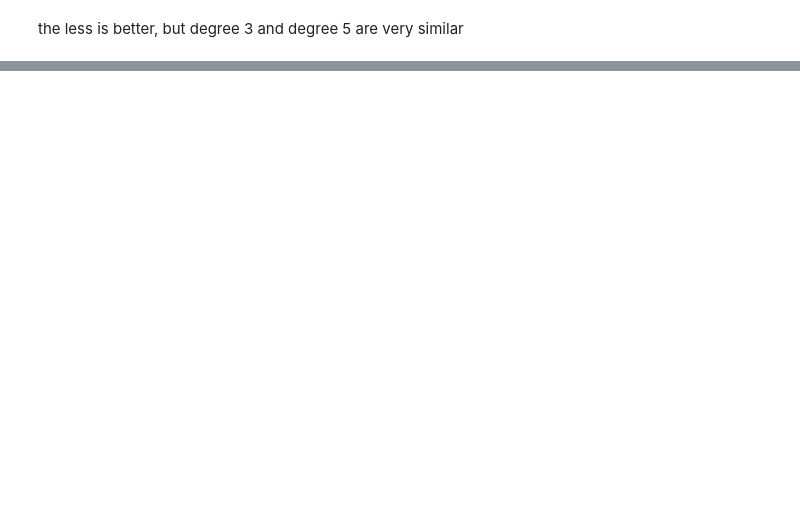
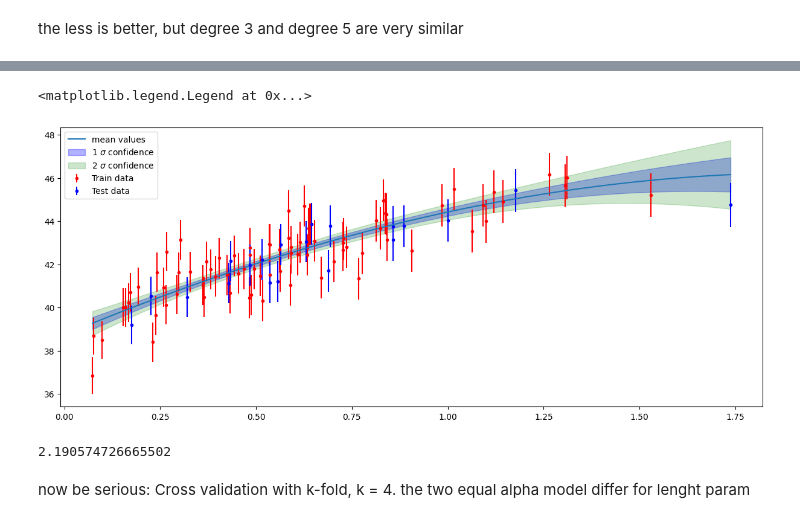
Before and after one commit to Matti-z/astrostatistics_bicocca_2026, a Jupyter notebook: working/seventeenth.ipynb, the cells around one changed output, grey strips where cells are left out. Cells and saved outputs as stored; diff of their text form; code cells hidden in the pictures; blank space fills up the shorter version.

```diff
--- a/working/seventeenth.ipynb
+++ b/working/seventeenth.ipynb
@@ -173,0 +252,34 @@ the less is better, but degree 3 and degree 5 are very similar
+# %%
+#try the same, but passing error as alpha
+gpr = GaussianProcessRegressor(kernel = kernel, alpha = dmu_temp)
+gpr.fit(z_temp.reshape(-1, 1), mu_temp)
+plt.figure(figsize = (15, 6))
+plt.errorbar(z_temp, mu_temp, dmu_temp,color = 'red', fmt = '.', label = 'Train data')
+plt.errorbar(z_test, mu_test, dmu_test,color = 'blue', fmt = '.', label = 'Test data')
+mu_pred, sigma_pred = gpr.predict(z_line.reshape(-1, 1), return_std = True)
+y = gpr.sample_y(z_line.reshape(-1, 1))
+# plt.plot(z_line, y)
+plt.plot(z_line, mu_pred, label = 'mean values')
+plt.fill_between(z_line,
+                  mu_pred - sigma_pred,
+                  mu_pred + sigma_pred,
+                  alpha=0.3, label=r'1 $\sigma$ confidence', color = 'blue')
+plt.fill_between(z_line,
+                  mu_pred - 2.0*sigma_pred,
+                  mu_pred + 2.0*sigma_pred,
+                  alpha=0.2, label=r'2 $\sigma$ confidence', color = 'green')
+plt.legend()
+# %% [output]
+<matplotlib.legend.Legend at 0x...>
+[figure, added]
+# %%
+#now let's see if the test data coincide with perdicted
+mu_test_predicted = gpr.predict(z_test.reshape(-1, 1))
+# for i in range (len(z_test)): print(mu_test[i] - mu_test_predicted[i])
+test_score = mean_squared_error(mu_test, mu_test_predicted)
+print (test_score)
+# %% [output]
+2.190574726665502
+# %% [markdown]
+now be serious: Cross validation with k-fold, k = 4.
+the two equal alpha model differ for lenght param
```
Also changed, not shown: parts of 11 cells of this notebook, 1 other file.
